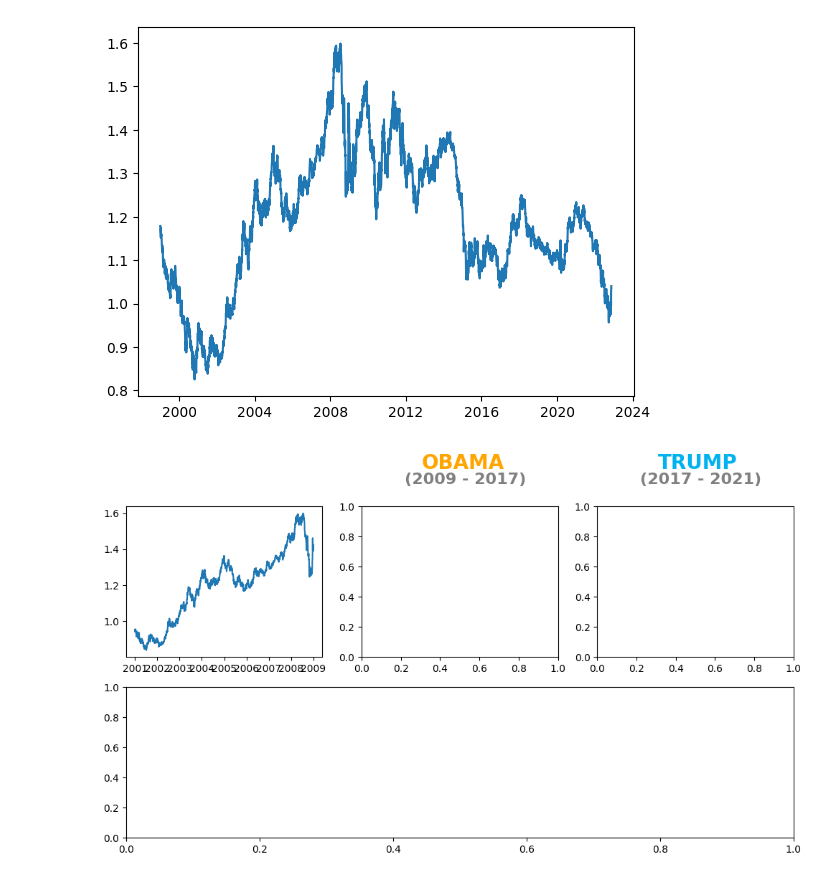
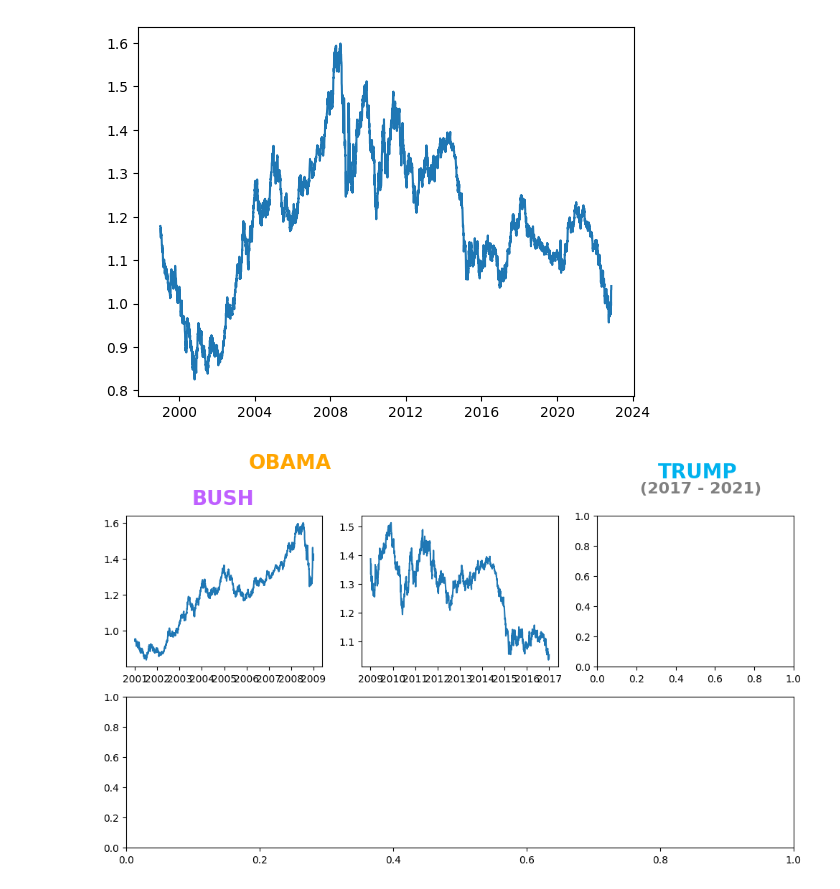
Before and after one commit to DucTrung1802/Data-Science, a Jupyter notebook: exchange_rate/exchange_rate.ipynb, the cells around one changed output. Drawn from its saved outputs; the diff is of its cells as text; code cells hidden in the pictures.

```diff
--- a/exchange_rate/exchange_rate.ipynb
+++ b/exchange_rate/exchange_rate.ipynb
@@ -119,34 +119,35 @@ axes = [ax1, ax2, ax3, ax4]
 
 # ax1.text(
 #     0.05,
 #     1.43,
 #     """EURO-USD exchange rates under George W. Bush (2001 - 2009), Barack Obama (2009-2017),
 # and Donald Trump (2017-2021)""",
 #     fontsize=15,
 # )
 
 # for ax in axes:
 #     ax.set_xbound(2001, 2009)
 
 ax1.plot(bush["Time"], bush["us_dollar"])
-# ax1.text(0.35, 1.25, "BUSH", fontsize=20, weight="bold", color="#BF5FFF")
+ax1.text(12250, 1.7, "BUSH", fontsize=20, weight="bold", color="#BF5FFF")
 # ax1.text(0.22, 1.15, "(2001 - 2009)", fontsize=16, weight="bold", color="grey")
 # # ax1.set_xticklabels(
 #     ["2001", "", "2003", "", "2005", "", "2007", "", "2009"], alpha=0.3
 # )
 
-ax2.text(0.305, 1.25, "OBAMA", fontsize=20, weight="bold", color="#ffa500")
-ax2.text(0.22, 1.15, "(2009 - 2017)", fontsize=16, weight="bold", color="grey")
+ax2.plot(obama["Time"], obama["us_dollar"])
+ax2.text(12250, 1.7, "OBAMA", fontsize=20, weight="bold", color="#ffa500")
+# ax2.text(0.22, 1.15, "(2009 - 2017)", fontsize=16, weight="bold", color="grey")
 # ax2.set_xticklabels(
 #     ["2001", "", "2003", "", "2005", "", "2007", "", "2009"], alpha=0.3
 # )
 
 ax3.text(0.31, 1.25, "TRUMP", fontsize=20, weight="bold", color="#00B2EE")
 ax3.text(0.22, 1.15, "(2017 - 2021)", fontsize=16, weight="bold", color="grey")
 # ax3.set_xticklabels(
 #     ["2001", "", "2003", "", "2005", "", "2007", "", "2009"], alpha=0.3
 # )
 
 plt.show()
 # %% [output]
-[figure, old version]
+[figure, new version]
```
